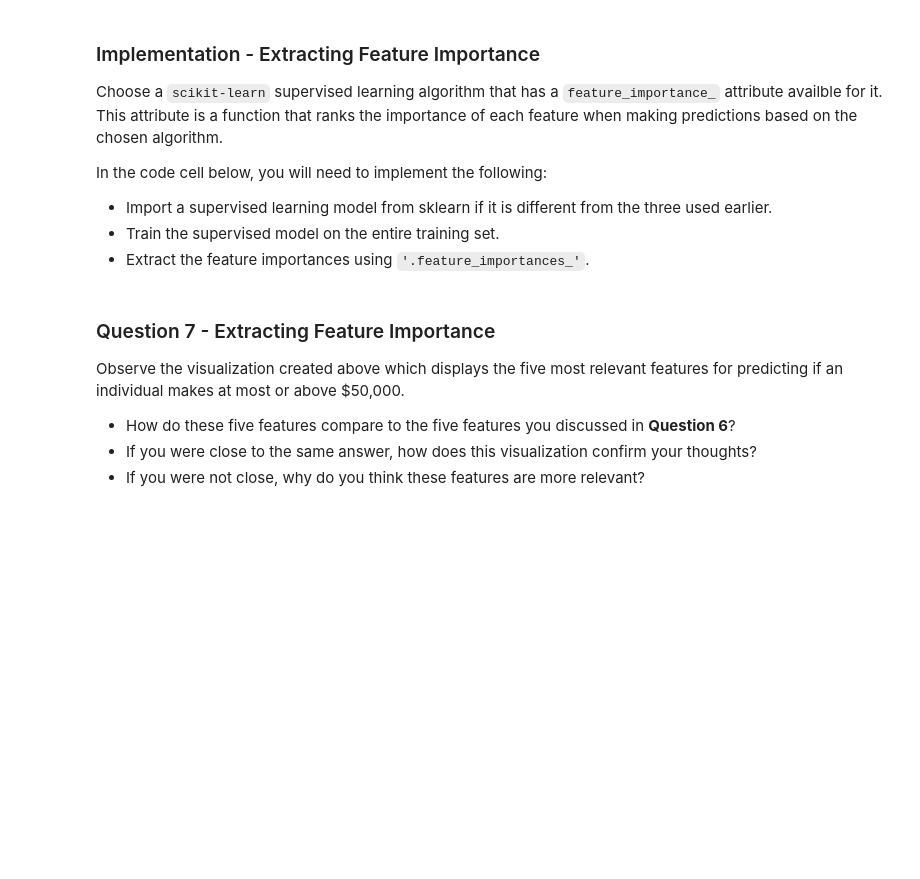
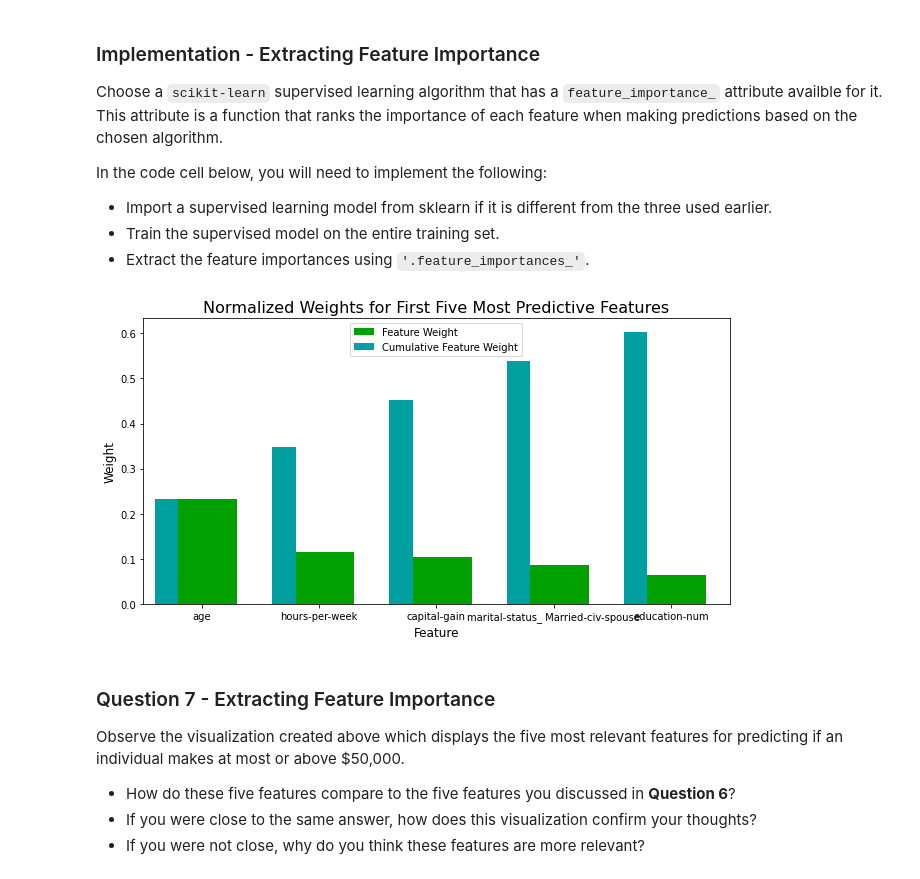
Before and after one commit to tinakiiki/ml-tensorflow-projects, a Jupyter notebook: starter/finding_donors.ipynb, the cells around one changed output. Drawn from its saved outputs; the diff is of its cells as text; code cells hidden in the pictures; blank space fills up the shorter version.

```diff
--- a/starter/finding_donors.ipynb
+++ b/starter/finding_donors.ipynb
@@ -559,17 +577,16 @@ In the code cell below, you will need to implement the following:
  - Train the supervised model on the entire training set.
  - Extract the feature importances using `'.feature_importances_'`.
 # %%
-# TODO: Import a supervised learning model that has 'feature_importances_'
+#Train the supervised model on the training set using .fit(X_train, y_train)
+model = RandomForestClassifier(random_state=0).fit(X_train, y_train)
 
-
-# TODO: Train the supervised model on the training set using .fit(X_train, y_train)
-model = None
-
-# TODO: Extract the feature importances using .feature_importances_
-importances = None
+# Extract the feature importances using .feature_importances_
+importances = model.feature_importances_
 
 # Plot
 vs.feature_plot(importances, X_train, y_train)
+# %% [output]
+[figure, added]
 # %% [markdown]
 ### Question 7 - Extracting Feature Importance
 
```
Also changed, not shown: parts of 22 cells of this notebook, 1 other file.
